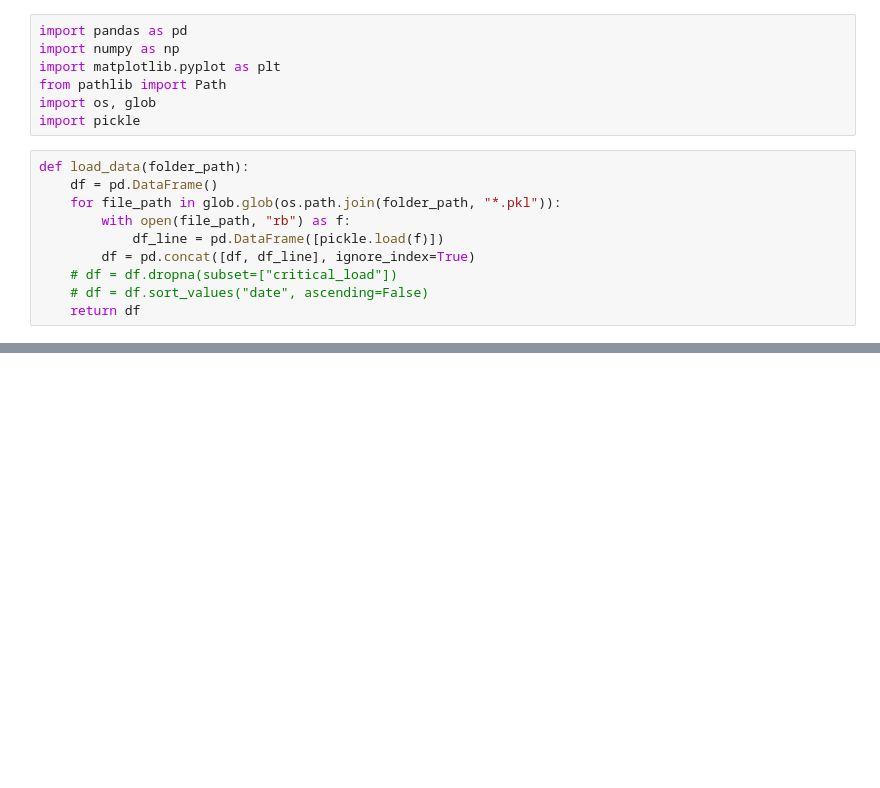
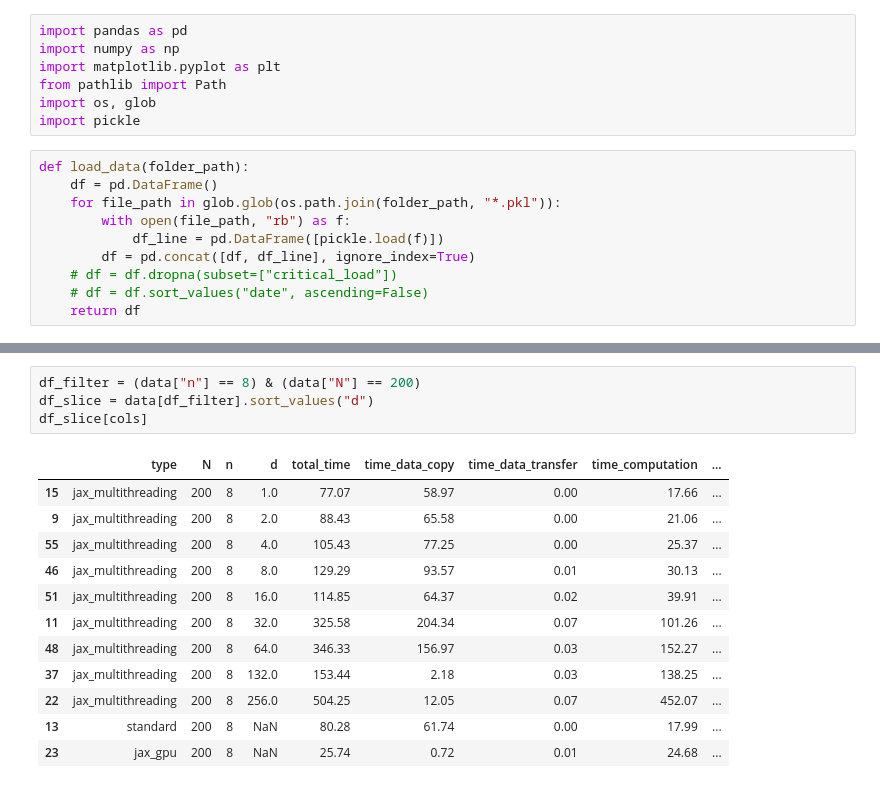
Before and after one commit to a-latyshev/dolfinx-external-operator, a Jupyter notebook: jax-gpu/analysis.ipynb, the cells around one changed output, grey strips where cells are left out. Cells and saved outputs as stored; diff of their text form; blank space fills up the shorter version.

```diff
--- a/jax-gpu/analysis.ipynb
+++ b/jax-gpu/analysis.ipynb
@@ -20,0 +57,17 @@ data = load_data(folder_path)
+# %%
+df_filter = (data["n"] == 8) & (data["N"] == 200)
+df_slice = data[df_filter].sort_values("d")
+df_slice[cols]
+# %% [output]
+|  | type | N | n | d | total_time | time_data_copy | time_data_transfer | time_computation | ... |
+| 15 | jax_multithreading | 200 | 8 | 1.0 | 77.07 | 58.97 | 0.00 | 17.66 | ... |
+| 9 | jax_multithreading | 200 | 8 | 2.0 | 88.43 | 65.58 | 0.00 | 21.06 | ... |
+| 55 | jax_multithreading | 200 | 8 | 4.0 | 105.43 | 77.25 | 0.00 | 25.37 | ... |
+| 46 | jax_multithreading | 200 | 8 | 8.0 | 129.29 | 93.57 | 0.01 | 30.13 | ... |
+| 51 | jax_multithreading | 200 | 8 | 16.0 | 114.85 | 64.37 | 0.02 | 39.91 | ... |
+| 11 | jax_multithreading | 200 | 8 | 32.0 | 325.58 | 204.34 | 0.07 | 101.26 | ... |
+| 48 | jax_multithreading | 200 | 8 | 64.0 | 346.33 | 156.97 | 0.03 | 152.27 | ... |
+| 37 | jax_multithreading | 200 | 8 | 132.0 | 153.44 | 2.18 | 0.03 | 138.25 | ... |
+| 22 | jax_multithreading | 200 | 8 | 256.0 | 504.25 | 12.05 | 0.07 | 452.07 | ... |
+| 13 | standard | 200 | 8 | NaN | 80.28 | 61.74 | 0.00 | 17.99 | ... |
+| 23 | jax_gpu | 200 | 8 | NaN | 25.74 | 0.72 | 0.01 | 24.68 | ... |
```
Also changed, not shown: parts of 25 cells of this notebook, 10 other files.
